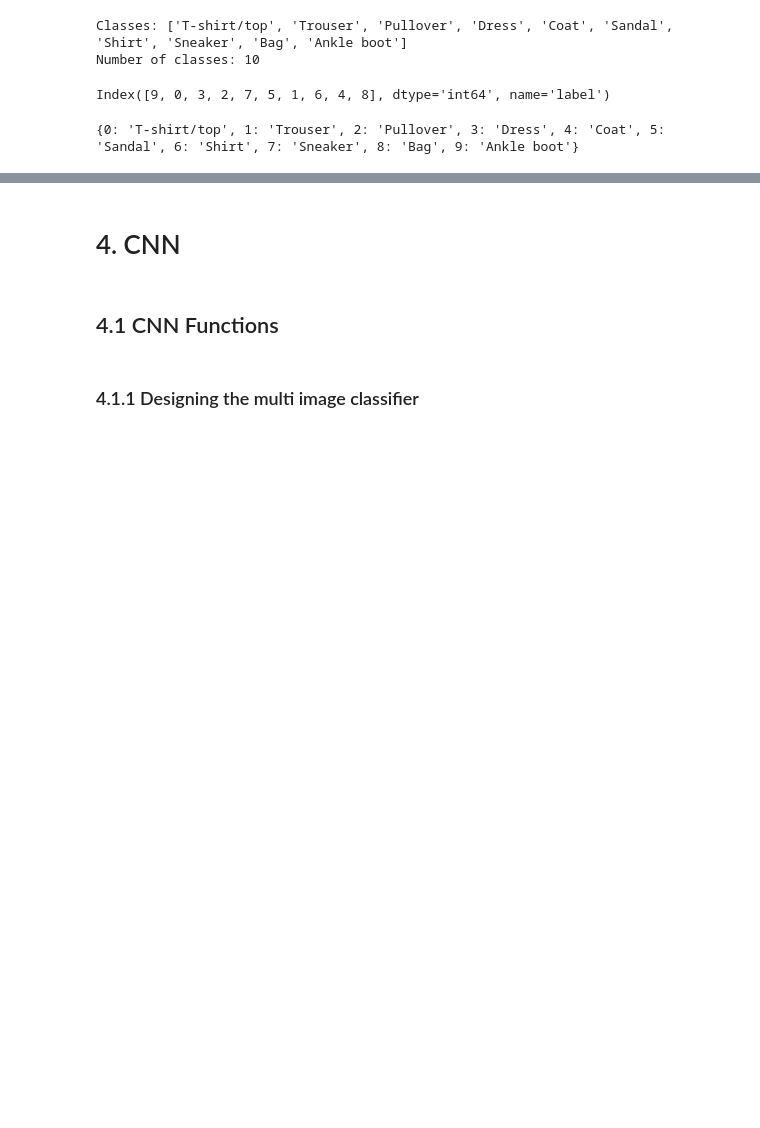
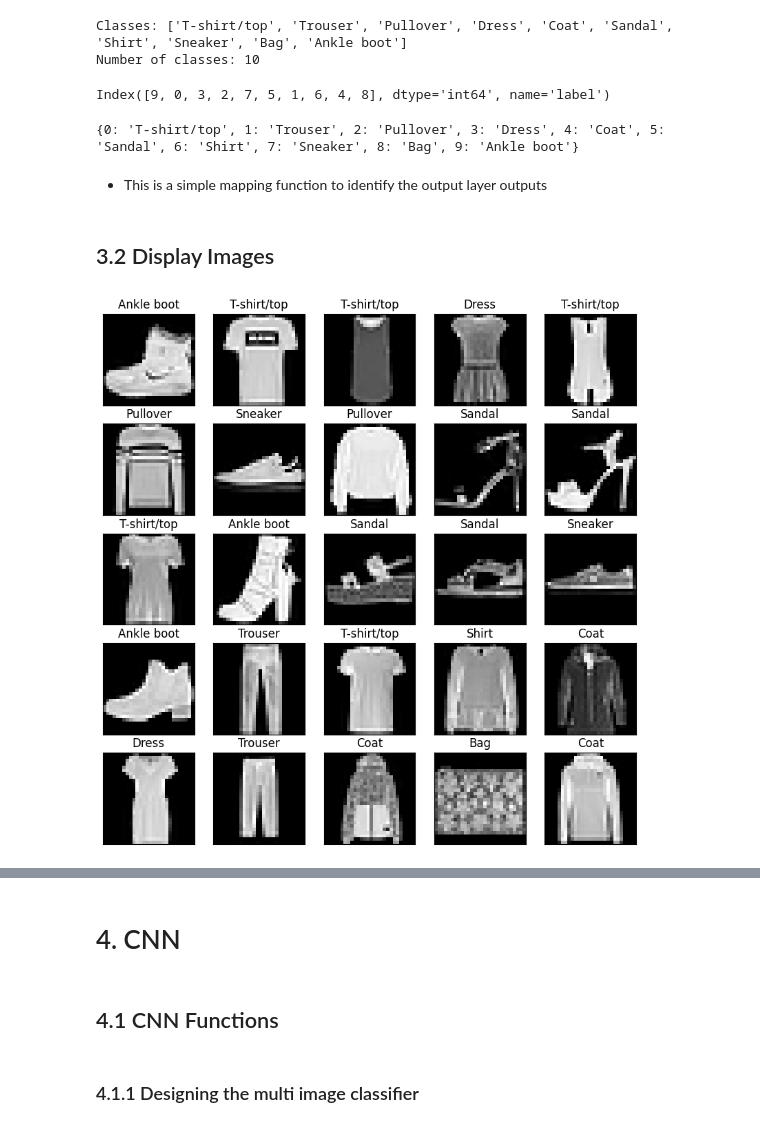
Before and after one commit to Sanjay9921/DataCamp-Project-Clothing-Classifier, a Jupyter notebook: clothing_classifier_model.ipynb, the cells around one changed output, grey strips where cells are left out. Cells and saved outputs as stored; diff of their text form; code cells hidden in the pictures; blank space fills up the shorter version.

```diff
--- a/clothing_classifier_model.ipynb
+++ b/clothing_classifier_model.ipynb
@@ -130,3 +152,22 @@ mapping = {i: class_name for i, class_name in enumerate(train_data.classes)}
 print(mapping)
 # %% [output]
 {0: 'T-shirt/top', 1: 'Trouser', 2: 'Pullover', 3: 'Dress', 4: 'Coat', 5: 'Sandal', 6: 'Shirt', 7: 'Sneaker', 8: 'Bag', 9: 'Ankle boot'}
+# %% [markdown]
+* This is a simple mapping function to identify the output layer outputs
+# %% [markdown]
+## 3.2 Display Images
+# %%
+def show_images(classes, images, labels, num_images=25):
+    plt.figure(figsize=(10,10))
+    for i in range(num_images):
+        plt.subplot(5, 5, i+1)
+        plt.xticks([])
+        plt.yticks([])
+        plt.grid(False)
+        plt.imshow(images[i], cmap='gray')
+        plt.title(classes[labels[i]])
+    plt.show()
+# %%
+show_images(classes, train_images, train_labels)
+# %% [output]
+[figure, added]
```
Also changed, not shown: parts of 19 cells of this notebook.
